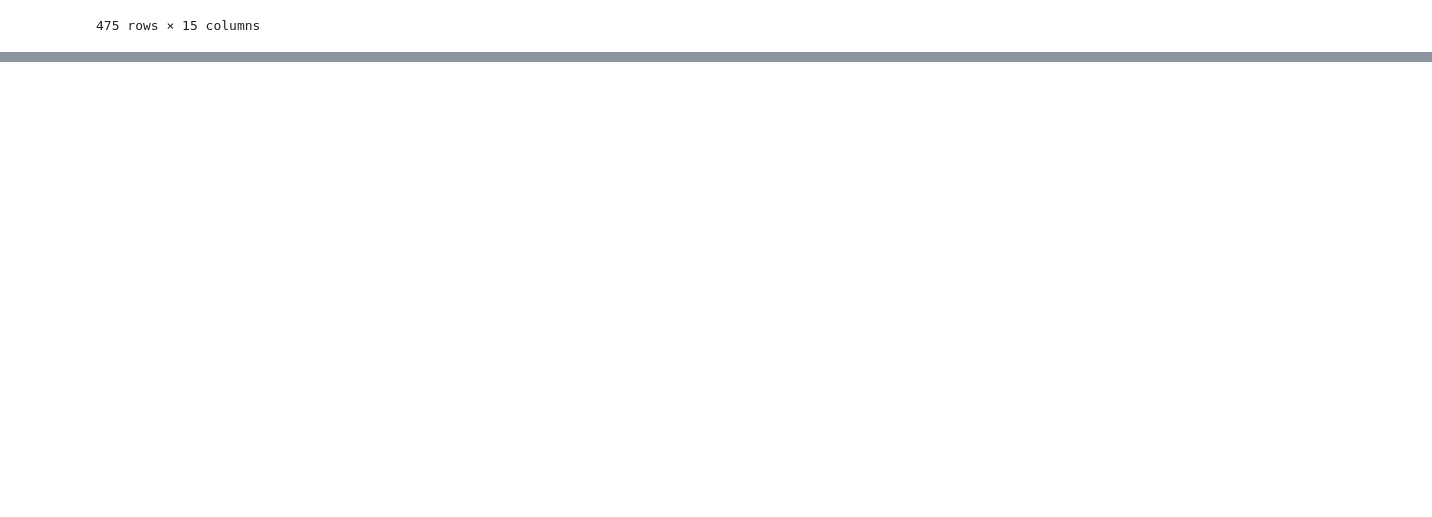
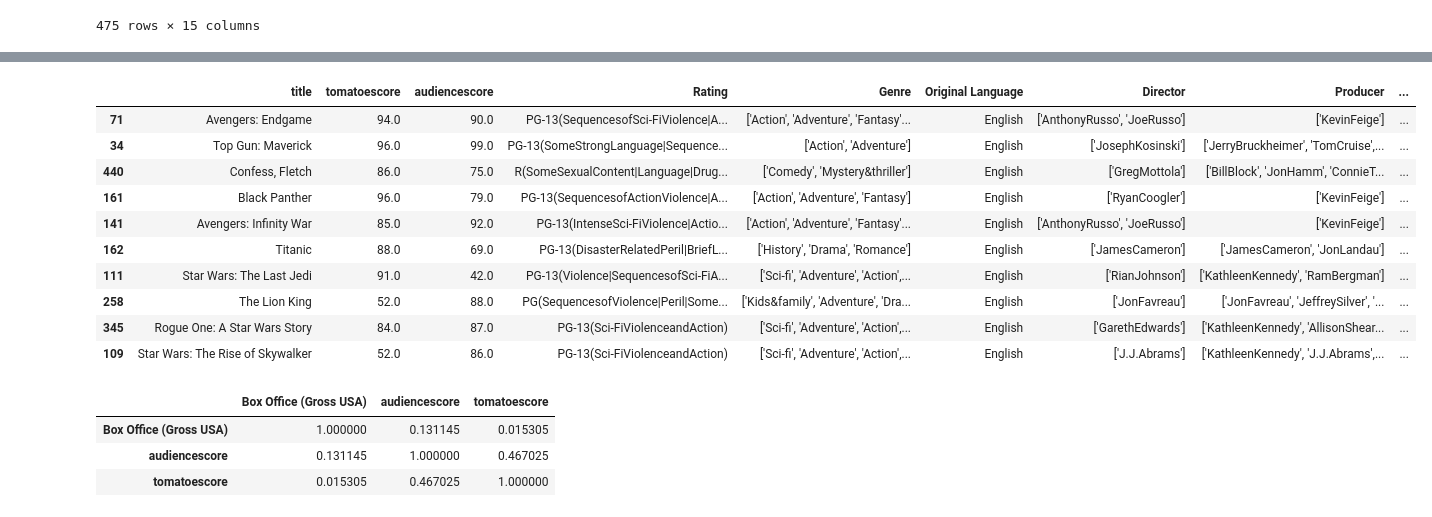
Before and after one commit to MaximeSzymanski/FilmScrapping, a Jupyter notebook: scrapping.ipynb, the cells around one changed output, grey strips where cells are left out. Saved outputs shown, nothing was run; the diff lists cells and outputs as text; code cells hidden in the pictures; blank space fills up the shorter version.

```diff
--- a/scrapping.ipynb
+++ b/scrapping.ipynb
@@ -130,3 +147,23 @@ df
 475 rows × 15 columns
 # %%
 df.to_csv("FilmCSV.csv")
+# %%
+df = pd.read_csv("FilmCSV.csv")
+# %%
+df.drop("Unnamed: 0", axis=1, inplace=True)
+# %%
+
+def convertir_valeur(valeur):
+    #check if the value is not nan
+    if type(valeur) == float:
+        return valeur
+    print(valeur)
+    if valeur[-1] == 'K':
+        return float(valeur[1:-2]) * 1000
+    elif valeur[-1] == 'M':
+        return float(valeur[1:-2]) * 1000000
+    else:
+        return float(valeur[1:])
+
+# apply the function to the column Box Office (Gross USA)
+df['Box Office (Gross USA)'] = df['Box Office (Gross USA)'].apply(convertir_valeur)
@@ -132,0 +188,27 @@ df.to_csv("FilmCSV.csv")
+# %%
+# Most expensive movies
+df_expensive = df.sort_values(by="Box Office (Gross USA)", ascending=False)
+#Remove the rows Box Office (Gross USA) with the value nan
+df_expensive = df_expensive[df_expensive['Box Office (Gross USA)'].notna()]
+# %%
+df_expensive.head(10)
+# %% [output]
+|  | title | tomatoescore | audiencescore | Rating | Genre | Original Language | Director | Producer | ... |
+| 71 | Avengers: Endgame | 94.0 | 90.0 | PG-13(SequencesofSci-FiViolence|A... | ['Action', 'Adventure', 'Fantasy'... | English | ['AnthonyRusso', 'JoeRusso'] | ['KevinFeige'] | ... |
+| 34 | Top Gun: Maverick | 96.0 | 99.0 | PG-13(SomeStrongLanguage|Sequence... | ['Action', 'Adventure'] | English | ['JosephKosinski'] | ['JerryBruckheimer', 'TomCruise',... | ... |
+| 440 | Confess, Fletch | 86.0 | 75.0 | R(SomeSexualContent|Language|Drug... | ['Comedy', 'Mystery&thriller'] | English | ['GregMottola'] | ['BillBlock', 'JonHamm', 'ConnieT... | ... |
+| 161 | Black Panther | 96.0 | 79.0 | PG-13(SequencesofActionViolence|A... | ['Action', 'Adventure', 'Fantasy'] | English | ['RyanCoogler'] | ['KevinFeige'] | ... |
+| 141 | Avengers: Infinity War | 85.0 | 92.0 | PG-13(IntenseSci-FiViolence|Actio... | ['Action', 'Adventure', 'Fantasy'... | English | ['AnthonyRusso', 'JoeRusso'] | ['KevinFeige'] | ... |
+| 162 | Titanic | 88.0 | 69.0 | PG-13(DisasterRelatedPeril|BriefL... | ['History', 'Drama', 'Romance'] | English | ['JamesCameron'] | ['JamesCameron', 'JonLandau'] | ... |
+| 111 | Star Wars: The Last Jedi | 91.0 | 42.0 | PG-13(Violence|SequencesofSci-FiA... | ['Sci-fi', 'Adventure', 'Action',... | English | ['RianJohnson'] | ['KathleenKennedy', 'RamBergman'] | ... |
+| 258 | The Lion King | 52.0 | 88.0 | PG(SequencesofViolence|Peril|Some... | ['Kids&family', 'Adventure', 'Dra... | English | ['JonFavreau'] | ['JonFavreau', 'JeffreySilver', '... | ... |
+| 345 | Rogue One: A Star Wars Story | 84.0 | 87.0 | PG-13(Sci-FiViolenceandAction) | ['Sci-fi', 'Adventure', 'Action',... | English | ['GarethEdwards'] | ['KathleenKennedy', 'AllisonShear... | ... |
+| 109 | Star Wars: The Rise of Skywalker | 52.0 | 86.0 | PG-13(Sci-FiViolenceandAction) | ['Sci-fi', 'Adventure', 'Action',... | English | ['J.J.Abrams'] | ['KathleenKennedy', 'J.J.Abrams',... | ... |
+# %%
+# Find correlation between the box office, the audience score and the tomato score
+df_expensive[['Box Office (Gross USA)', 'audiencescore', 'tomatoescore']].corr()
+# %% [output]
+|  | Box Office (Gross USA) | audiencescore | tomatoescore |
+| Box Office (Gross USA) | 1.000000 | 0.131145 | 0.015305 |
+| audiencescore | 0.131145 | 1.000000 | 0.467025 |
+| tomatoescore | 0.015305 | 0.467025 | 1.000000 |
```
Also changed, not shown: parts of 3 cells of this notebook.
